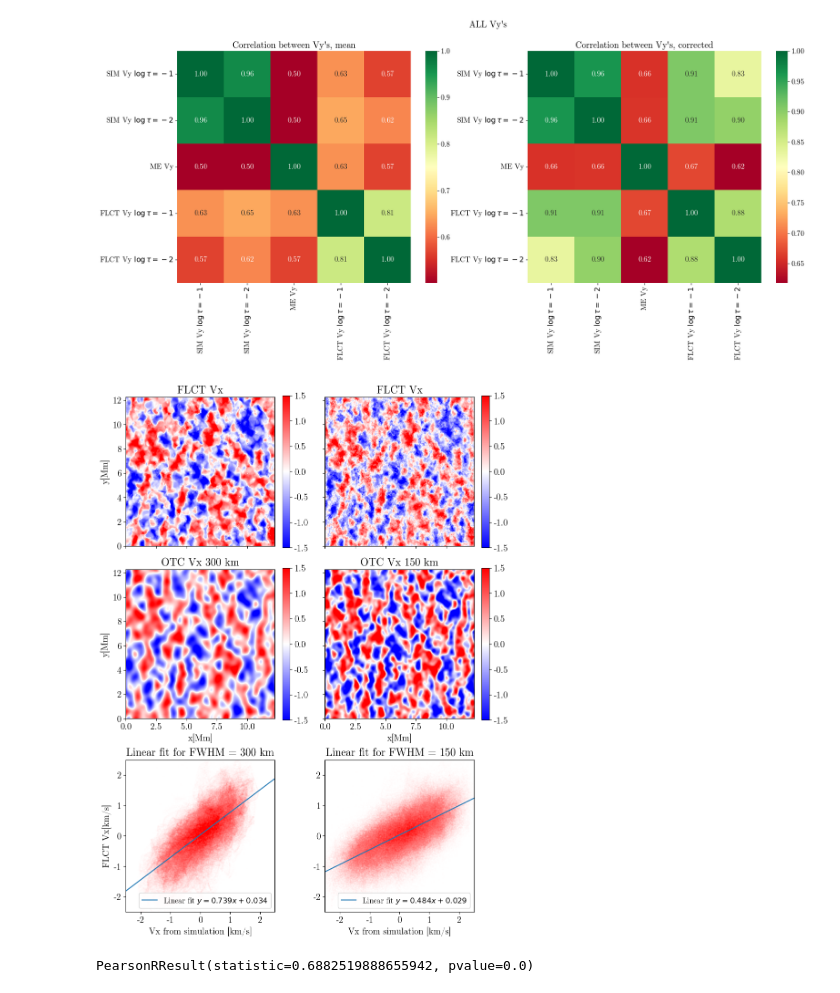
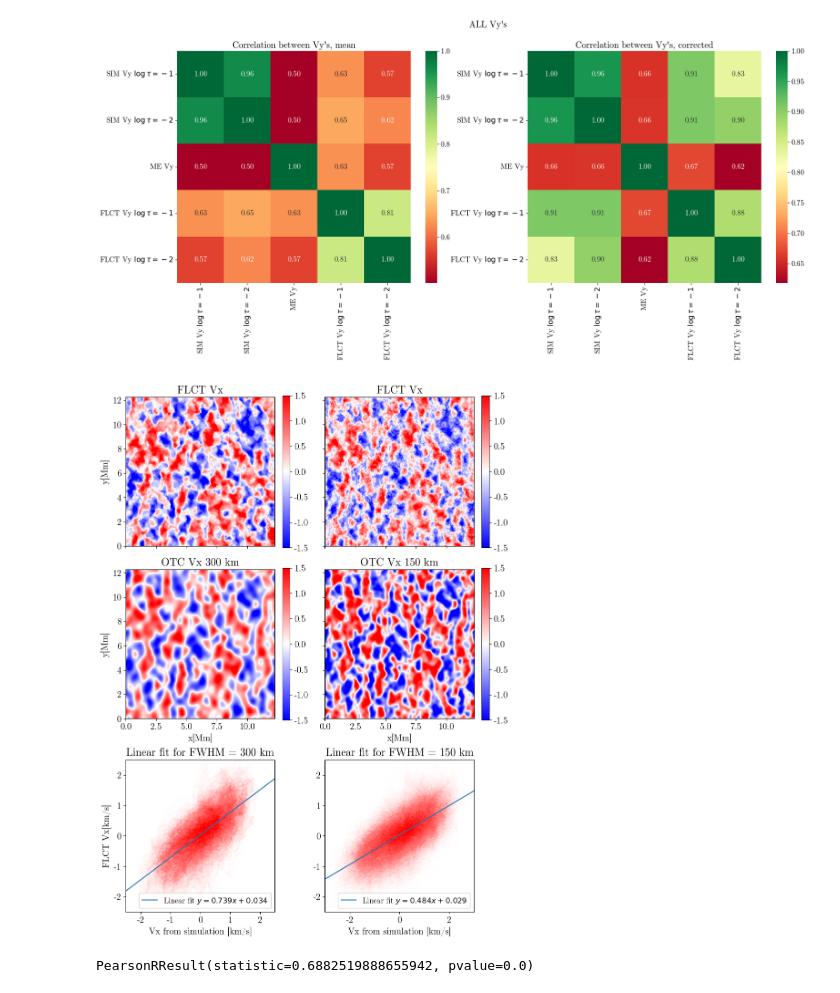
Before and after one commit to TheodoreKostic/Tracking_features, a Jupyter notebook: FirstPaper/MilneEddington_Bz_tracking.ipynb, the cells around one changed output. Cells and saved outputs as stored; diff of their text form; code cells hidden in the pictures.

```diff
--- a/FirstPaper/MilneEddington_Bz_tracking.ipynb
+++ b/FirstPaper/MilneEddington_Bz_tracking.ipynb
@@ -335,35 +335,35 @@ ax4.set_title("FLCT Vx")
 ax4.set_xticklabels([])
 ax4.set_yticklabels([])
 im4 = ax4.imshow(Vx_BzFeI_cor3[:, :], origin='lower', cmap = "bwr", extent = (0, 12.268, 0, 12.268), vmin = -1.5, vmax = 1.5)
 plt.colorbar(im4)
 
 #ax5 = plt.subplot2grid((4,3), (1,1))
 ax5 = f.add_subplot(324)
 ax5.set_title("OTC Vx 150 km")
 ax5.set_xlabel("x[Mm]")
 #ax5.set_ylabel("y[Mm]")
 ax5.set_yticklabels([])
 im5 = ax5.imshow(Vxm1_filtered300[:, :], origin='lower', cmap = "bwr", extent = (0, 12.268, 0, 12.268), vmin = -1.5, vmax = 1.5)
 plt.colorbar(im5)
 
 #ax6 = plt.subplot2grid((4,3), (1,2))
 ax6 = f.add_subplot(326)
 ax6.set_title("Linear fit for FWHM = 150 km")
 #ax6.set_ylabel("FLCT Vx[km/s]")
 ax6.set_xlabel("Vx from simulation [km/s]")
 ax6.scatter(Vxm1_filtered300.flatten(), Vx_BzFeI_cor3.flatten(), s = 0.01, alpha = 0.05, color="red")
 m2, b2, *_ = linregress(Vxm1_filtered300.flatten(), Vx_BzFeI_cor3.flatten())
 ax6.axline(xy1=(0, b2), slope=m2, label=f'Linear fit $y = {m2:.3f}x {b2:+.3f}$')
-ax6.set_xlim(-2.5, 2.5)
+ax6.set_xlim(-3.0, 3.0)
 ax6.set_ylim(-2.5, 2.5)
 plt.legend(fontsize = 12)
 
 
 
 #plt.tight_layout()
 plt.savefig("300_600_%2compFeI.png", dpi = 75, bbox_inches = 'tight')
 # %% [output]
-[figure, old version]
+[figure, new version]
 # %%
 R = pearsonr(Vxm1_filtered600.flatten(), Vx_BzFeI_cor.flatten())
 print(R)
```
